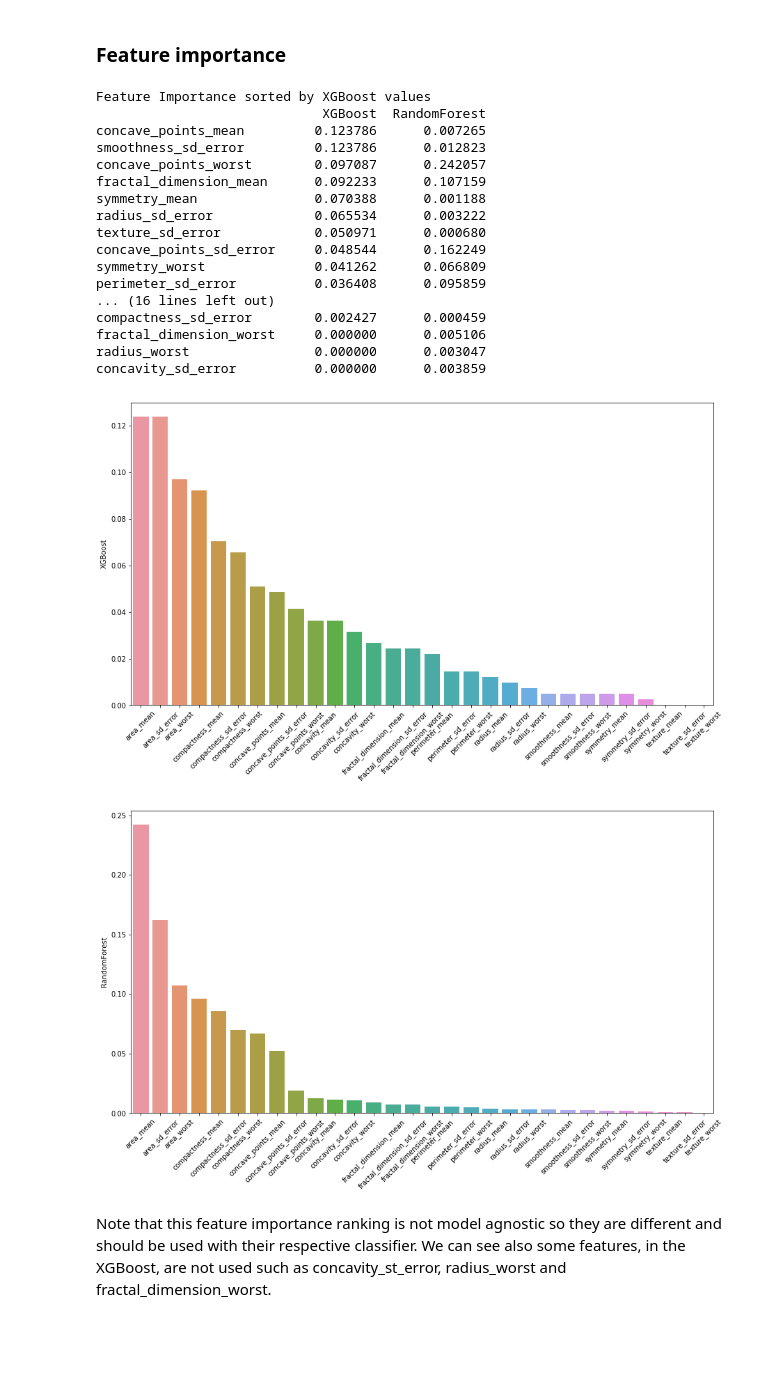
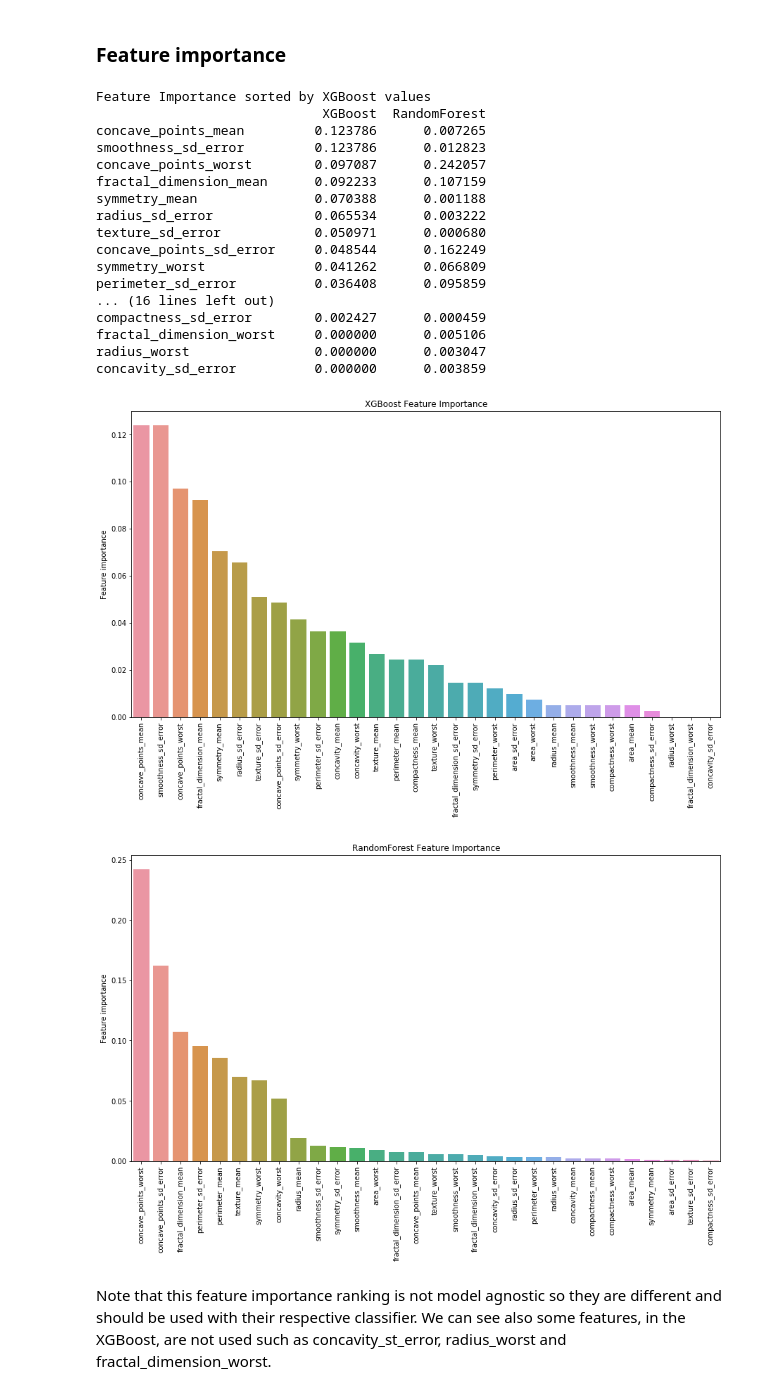
Before and after one commit to ammarwm/ga, a Jupyter notebook: cancer_notebook.ipynb, the cells around one changed output. Saved outputs shown, nothing was run; the diff lists cells and outputs as text; code cells hidden in the pictures; blank space fills up the shorter version.

```diff
--- a/cancer_notebook.ipynb
+++ b/cancer_notebook.ipynb
@@ -321,38 +321,46 @@ for name, clsf in cassifiers.items():
     clsf_feature_importance.update({name:feature_importance})
 
 #Sorting based on XGBoost feature importance
-feature_importance_df = pd.DataFrame(clsf_feature_importance, index=feature_names).sort_values(by='XGBoost', ascending=False)
+feature_importance_df = pd.DataFrame(clsf_feature_importance, index=feature_names)
 # %%
 print('Feature Importance sorted by XGBoost values')
-print(feature_importance_df)
+print(feature_importance_df.sort_values(by='XGBoost', ascending=False))
 
 plt.figure(figsize=(15,8))
-sns.barplot(x=feature_names, y=feature_importance_df['XGBoost'])
-plt.xticks(rotation=45)
+y = feature_importance_df['XGBoost'].sort_values(ascending=False)
+x = y.index
+sns.barplot(x=x, y=y)
+plt.ylabel('Feature importance')
+plt.title('XGBoost Feature Importance')
+_ = plt.xticks(rotation=90)
 
 plt.figure(figsize=(15,8))
-sns.barplot(x=feature_names, y=feature_importance_df['RandomForest'].sort_values(ascending=False))
-_ = plt.xticks(rotation=45)
+y = feature_importance_df['RandomForest'].sort_values(ascending=False)
+x = y.index
+sns.barplot(x=x, y=y)
+plt.ylabel('Feature importance')
+plt.title('RandomForest Feature Importance')
+_ = plt.xticks(rotation=90)
 # %% [output]
 Feature Importance sorted by XGBoost values
                              XGBoost  RandomForest
 concave_points_mean         0.123786      0.007265
 smoothness_sd_error         0.123786      0.012823
 concave_points_worst        0.097087      0.242057
 fractal_dimension_mean      0.092233      0.107159
 symmetry_mean               0.070388      0.001188
 radius_sd_error             0.065534      0.003222
 texture_sd_error            0.050971      0.000680
 concave_points_sd_error     0.048544      0.162249
 symmetry_worst              0.041262      0.066809
 perimeter_sd_error          0.036408      0.095859
 ... (16 lines left out)
 compactness_sd_error        0.002427      0.000459
 fractal_dimension_worst     0.000000      0.005106
 radius_worst                0.000000      0.003047
 concavity_sd_error          0.000000      0.003859
-[figure, old version]
+[figure, new version]
-[figure, old version]
+[figure, new version]
 # %% [markdown]
 Note that this feature importance ranking is not model agnostic so they are different and should be used with their respective classifier. We can see also some features, in the XGBoost, are not used such as concavity_st_error, radius_worst and fractal_dimension_worst.
 # %% [markdown]
```
